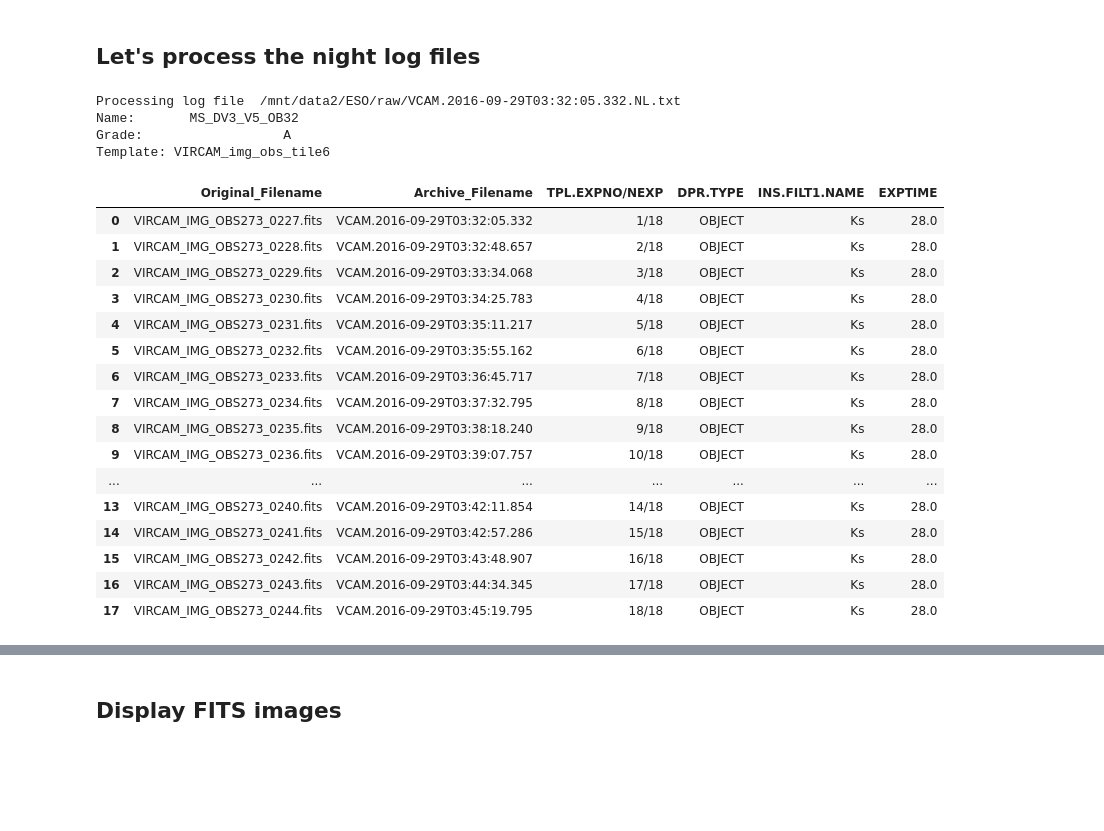
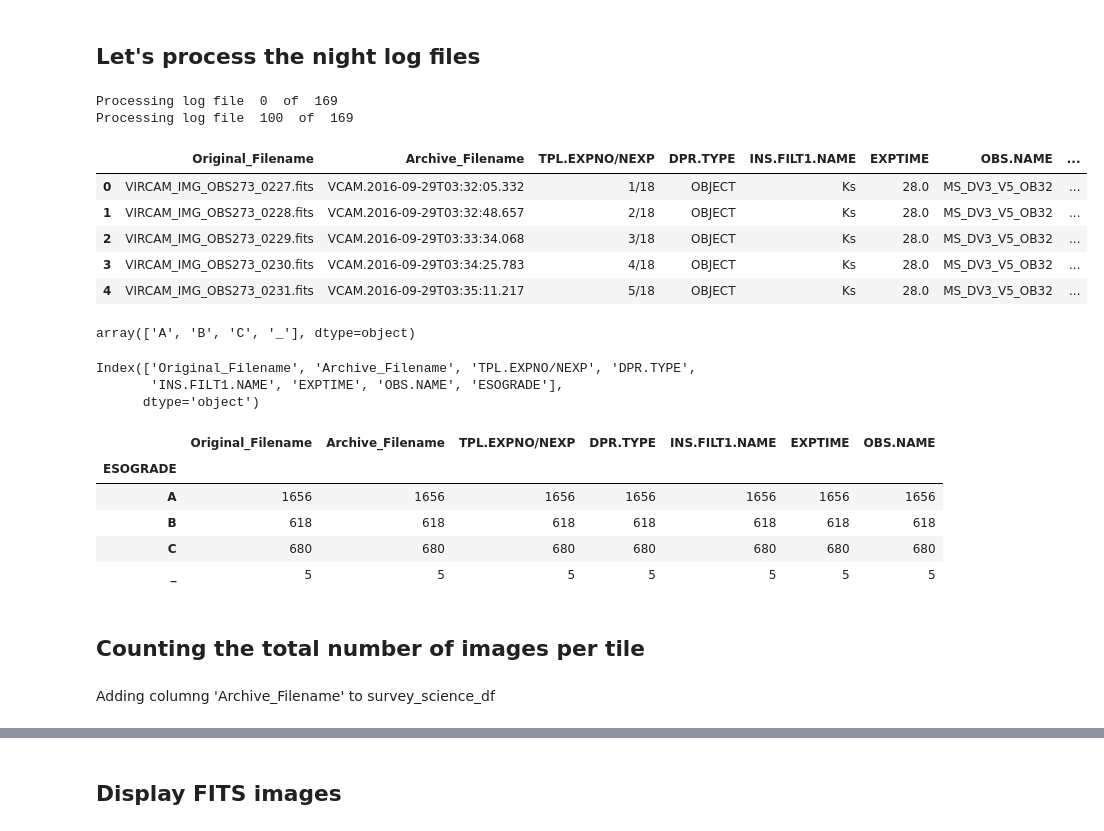
Before and after one commit to rpmunoz/magellanic_stream, a Jupyter notebook: notebooks/Analysis_of_ESO_data.ipynb, the cells around one changed output, grey strips where cells are left out. Cells and saved outputs as stored; diff of their text form; code cells hidden in the pictures; blank space fills up the shorter version.

```diff
--- a/notebooks/Analysis_of_ESO_data.ipynb
+++ b/notebooks/Analysis_of_ESO_data.ipynb
@@ -104,19 +116,19 @@ survey_science.head()
 # %% [markdown]
 ## Let's process the night log files
 # %%
-for i, log_file in enumerate(log_files[0:1]):
-    print("Processing log file ", log_file)
+for i, log_file in enumerate(log_files):
+    if i % 100 == 0:
+        print('Processing log file ', i, ' of ', len(log_files))
     log_data=""
     log_data_append=False
     log_data_template=False
     with open(log_file) as f:
         for line in f:
             if line.startswith("Name:"):
-                print(line.rstrip('\n'))
+                log_name=line.split(":")[1].strip()
             if line.startswith("Grade:"):
-                print(line.rstrip('\n'))
+                log_grade=line.split(":")[1].strip()
             if line.startswith("Template:"):
-                print(line.rstrip('\n'))
                 log_data_template=True
 
             if log_data_template==True and log_data_append==False:
@@ -132,28 +144,45 @@ for i, log_file in enumerate(log_files[0:1]):
 
         log_data = StringIO(log_data)
         log_df = pd.read_csv(log_data)
+        log_df['OBS.NAME'] = log_name
+        log_df['ESOGRADE'] = log_grade
+
+    if i==0:
+        survey_log_df=log_df
+    else:
+        survey_log_df=survey_log_df.append(log_df, ignore_index=True)
 # %% [output]
-Processing log file  /mnt/data2/ESO/raw/VCAM.2016-09-29T03:32:05.332.NL.txt
-Name:       MS_DV3_V5_OB32
-Grade:                  A
-Template: VIRCAM_img_obs_tile6
+Processing log file  0  of  169
+Processing log file  100  of  169
-# %%
-log_df
-# %% [output]
-|  | Original_Filename | Archive_Filename | TPL.EXPNO/NEXP | DPR.TYPE | INS.FILT1.NAME | EXPTIME |
-| 0 | VIRCAM_IMG_OBS273_0227.fits | VCAM.2016-09-29T03:32:05.332 | 1/18 | OBJECT | Ks | 28.0 |
-| 1 | VIRCAM_IMG_OBS273_0228.fits | VCAM.2016-09-29T03:32:48.657 | 2/18 | OBJECT | Ks | 28.0 |
-| 2 | VIRCAM_IMG_OBS273_0229.fits | VCAM.2016-09-29T03:33:34.068 | 3/18 | OBJECT | Ks | 28.0 |
-| 3 | VIRCAM_IMG_OBS273_0230.fits | VCAM.2016-09-29T03:34:25.783 | 4/18 | OBJECT | Ks | 28.0 |
-| 4 | VIRCAM_IMG_OBS273_0231.fits | VCAM.2016-09-29T03:35:11.217 | 5/18 | OBJECT | Ks | 28.0 |
-| 5 | VIRCAM_IMG_OBS273_0232.fits | VCAM.2016-09-29T03:35:55.162 | 6/18 | OBJECT | Ks | 28.0 |
-| 6 | VIRCAM_IMG_OBS273_0233.fits | VCAM.2016-09-29T03:36:45.717 | 7/18 | OBJECT | Ks | 28.0 |
-| 7 | VIRCAM_IMG_OBS273_0234.fits | VCAM.2016-09-29T03:37:32.795 | 8/18 | OBJECT | Ks | 28.0 |
-| 8 | VIRCAM_IMG_OBS273_0235.fits | VCAM.2016-09-29T03:38:18.240 | 9/18 | OBJECT | Ks | 28.0 |
-| 9 | VIRCAM_IMG_OBS273_0236.fits | VCAM.2016-09-29T03:39:07.757 | 10/18 | OBJECT | Ks | 28.0 |
-| ... | ... | ... | ... | ... | ... | ... |
-| 13 | VIRCAM_IMG_OBS273_0240.fits | VCAM.2016-09-29T03:42:11.854 | 14/18 | OBJECT | Ks | 28.0 |
-| 14 | VIRCAM_IMG_OBS273_0241.fits | VCAM.2016-09-29T03:42:57.286 | 15/18 | OBJECT | Ks | 28.0 |
-| 15 | VIRCAM_IMG_OBS273_0242.fits | VCAM.2016-09-29T03:43:48.907 | 16/18 | OBJECT | Ks | 28.0 |
-| 16 | VIRCAM_IMG_OBS273_0243.fits | VCAM.2016-09-29T03:44:34.345 | 17/18 | OBJECT | Ks | 28.0 |
-| 17 | VIRCAM_IMG_OBS273_0244.fits | VCAM.2016-09-29T03:45:19.795 | 18/18 | OBJECT | Ks | 28.0 |
+# %%
+survey_log_df.head()
+# %% [output]
+|  | Original_Filename | Archive_Filename | TPL.EXPNO/NEXP | DPR.TYPE | INS.FILT1.NAME | EXPTIME | OBS.NAME | ... |
+| 0 | VIRCAM_IMG_OBS273_0227.fits | VCAM.2016-09-29T03:32:05.332 | 1/18 | OBJECT | Ks | 28.0 | MS_DV3_V5_OB32 | ... |
+| 1 | VIRCAM_IMG_OBS273_0228.fits | VCAM.2016-09-29T03:32:48.657 | 2/18 | OBJECT | Ks | 28.0 | MS_DV3_V5_OB32 | ... |
+| 2 | VIRCAM_IMG_OBS273_0229.fits | VCAM.2016-09-29T03:33:34.068 | 3/18 | OBJECT | Ks | 28.0 | MS_DV3_V5_OB32 | ... |
+| 3 | VIRCAM_IMG_OBS273_0230.fits | VCAM.2016-09-29T03:34:25.783 | 4/18 | OBJECT | Ks | 28.0 | MS_DV3_V5_OB32 | ... |
+| 4 | VIRCAM_IMG_OBS273_0231.fits | VCAM.2016-09-29T03:35:11.217 | 5/18 | OBJECT | Ks | 28.0 | MS_DV3_V5_OB32 | ... |
+# %%
+survey_log_df['ESOGRADE'].unique()
+# %% [output]
+array(['A', 'B', 'C', '_'], dtype=object)
+# %%
+survey_log_df.columns
+# %% [output]
+Index(['Original_Filename', 'Archive_Filename', 'TPL.EXPNO/NEXP', 'DPR.TYPE',
+       'INS.FILT1.NAME', 'EXPTIME', 'OBS.NAME', 'ESOGRADE'],
+      dtype='object')
+# %%
+survey_log_df.groupby(['ESOGRADE']).agg('count')
+# %% [output]
+|  | Original_Filename | Archive_Filename | TPL.EXPNO/NEXP | DPR.TYPE | INS.FILT1.NAME | EXPTIME | OBS.NAME |
+| ESOGRADE |  |  |  |  |  |  |  |
+| A | 1656 | 1656 | 1656 | 1656 | 1656 | 1656 | 1656 |
+| B | 618 | 618 | 618 | 618 | 618 | 618 | 618 |
+| C | 680 | 680 | 680 | 680 | 680 | 680 | 680 |
+| _ | 5 | 5 | 5 | 5 | 5 | 5 | 5 |
+# %% [markdown]
+## Counting the total number of images per tile
+# %% [markdown]
+Adding columng 'Archive_Filename' to survey_science_df
```
Also changed, not shown: parts of 16 cells of this notebook.
